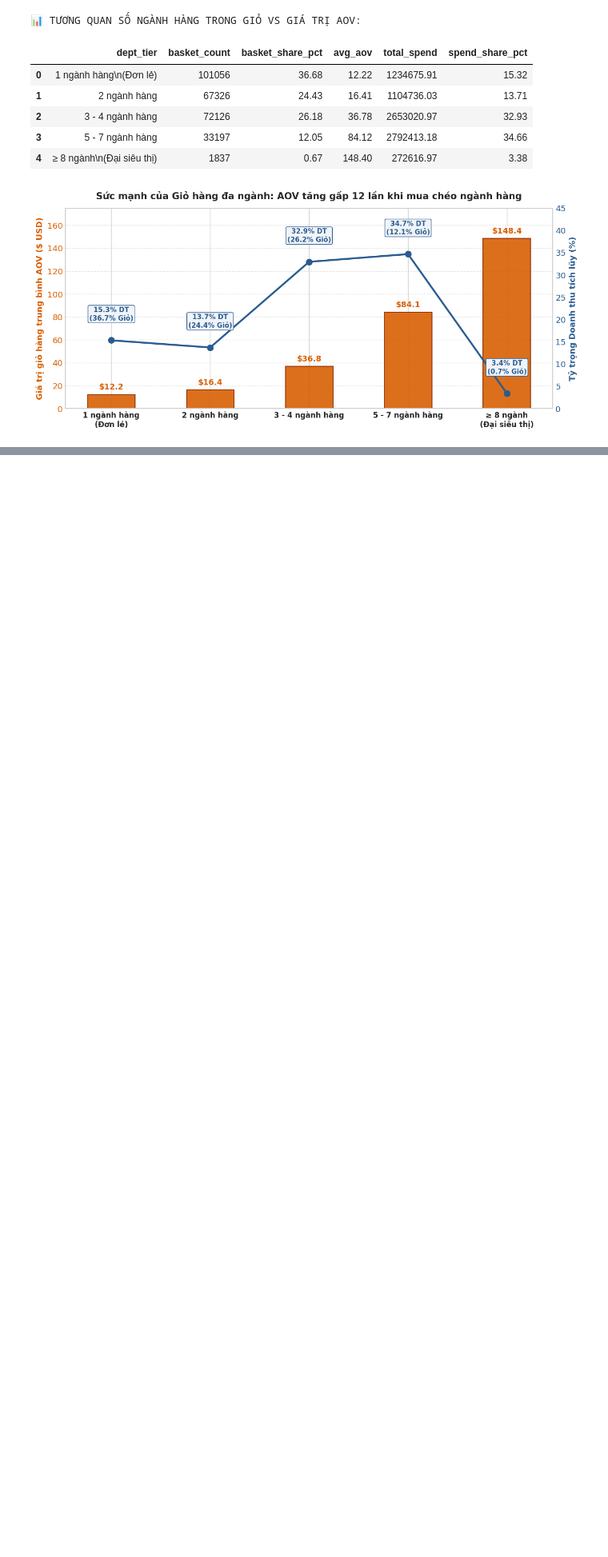
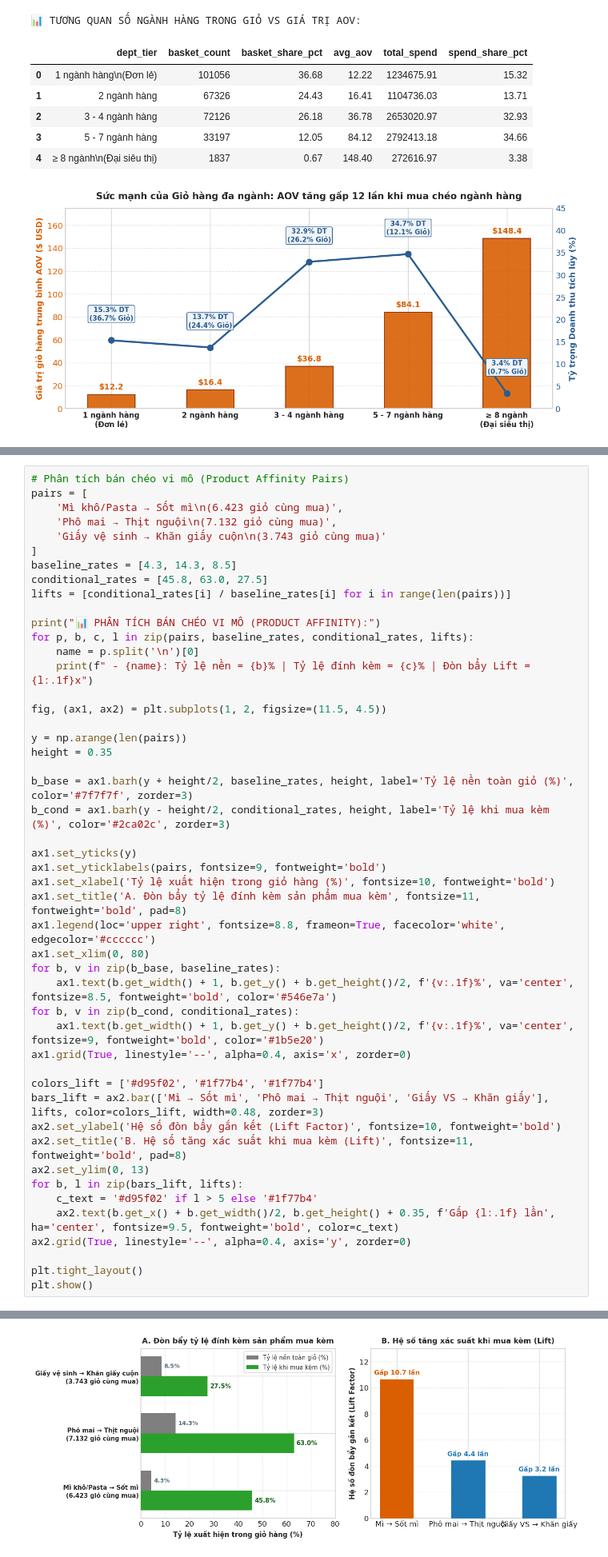
Before and after one commit to kien3007/purchasing-propensity-model, a Jupyter notebook: notebooks/01_eda_and_data_quality.ipynb, the cells around one changed output, grey strips where cells are left out. Shown at 80% size. Cells and saved outputs as stored; diff of their text form; blank space fills up the shorter version.

```diff
--- a/notebooks/01_eda_and_data_quality.ipynb
+++ b/notebooks/01_eda_and_data_quality.ipynb
@@ -1648,0 +1885,49 @@ plt.show()
+# %%
+# Phân tích bán chéo vi mô (Product Affinity Pairs)
+pairs = [
+    'Mì khô/Pasta → Sốt mì\n(6.423 giỏ cùng mua)',
+    'Phô mai → Thịt nguội\n(7.132 giỏ cùng mua)',
+    'Giấy vệ sinh → Khăn giấy cuộn\n(3.743 giỏ cùng mua)'
+]
+baseline_rates = [4.3, 14.3, 8.5]
+conditional_rates = [45.8, 63.0, 27.5]
+lifts = [conditional_rates[i] / baseline_rates[i] for i in range(len(pairs))]
+
+print("📊 PHÂN TÍCH BÁN CHÉO VI MÔ (PRODUCT AFFINITY):")
+for p, b, c, l in zip(pairs, baseline_rates, conditional_rates, lifts):
+    name = p.split('\n')[0]
+    print(f" - {name}: Tỷ lệ nền = {b}% | Tỷ lệ đính kèm = {c}% | Đòn bẩy Lift = {l:.1f}x")
+
+fig, (ax1, ax2) = plt.subplots(1, 2, figsize=(11.5, 4.5))
+
+y = np.arange(len(pairs))
+height = 0.35
+
+b_base = ax1.barh(y + height/2, baseline_rates, height, label='Tỷ lệ nền toàn giỏ (%)', color='#7f7f7f', zorder=3)
+b_cond = ax1.barh(y - height/2, conditional_rates, height, label='Tỷ lệ khi mua kèm (%)', color='#2ca02c', zorder=3)
+
+ax1.set_yticks(y)
+ax1.set_yticklabels(pairs, fontsize=9, fontweight='bold')
+ax1.set_xlabel('Tỷ lệ xuất hiện trong giỏ hàng (%)', fontsize=10, fontweight='bold')
+ax1.set_title('A. Đòn bẩy tỷ lệ đính kèm sản phẩm mua kèm', fontsize=11, fontweight='bold', pad=8)
+ax1.legend(loc='upper right', fontsize=8.8, frameon=True, facecolor='white', edgecolor='#cccccc')
+ax1.set_xlim(0, 80)
+for b, v in zip(b_base, baseline_rates):
+    ax1.text(b.get_width() + 1, b.get_y() + b.get_height()/2, f'{v:.1f}%', va='center', fontsize=8.5, fontweight='bold', color='#546e7a')
+for b, v in zip(b_cond, conditional_rates):
+    ax1.text(b.get_width() + 1, b.get_y() + b.get_height()/2, f'{v:.1f}%', va='center', fontsize=9, fontweight='bold', color='#1b5e20')
+ax1.grid(True, linestyle='--', alpha=0.4, axis='x', zorder=0)
+
+colors_lift = ['#d95f02', '#1f77b4', '#1f77b4']
+bars_lift = ax2.bar(['Mì → Sốt mì', 'Phô mai → Thịt nguội', 'Giấy VS → Khăn giấy'], lifts, color=colors_lift, width=0.48, zorder=3)
+ax2.set_ylabel('Hệ số đòn bẩy gắn kết (Lift Factor)', fontsize=10, fontweight='bold')
+ax2.set_title('B. Hệ số tăng xác suất khi mua kèm (Lift)', fontsize=11, fontweight='bold', pad=8)
+ax2.set_ylim(0, 13)
+for b, l in zip(bars_lift, lifts):
+    c_text = '#d95f02' if l > 5 else '#1f77b4'
+    ax2.text(b.get_x() + b.get_width()/2, b.get_height() + 0.35, f'Gấp {l:.1f} lần', ha='center', fontsize=9.5, fontweight='bold', color=c_text)
+ax2.grid(True, linestyle='--', alpha=0.4, axis='y', zorder=0)
+
+plt.tight_layout()
+plt.show()
+# %% [output]
@@ -1648,0 +1938 @@ plt.show()
+[figure, added]
```
Also changed, not shown: parts of 31 cells of this notebook.
